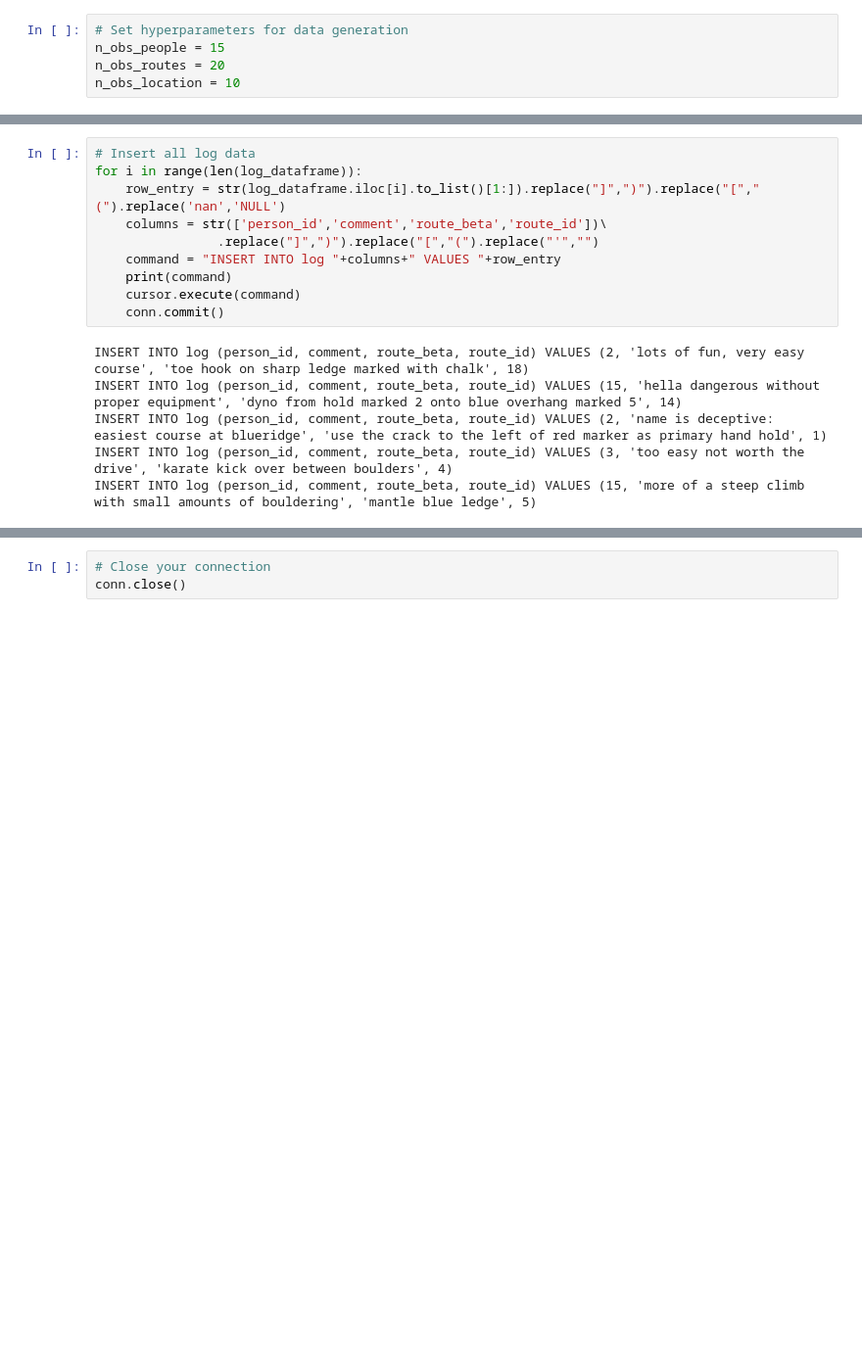
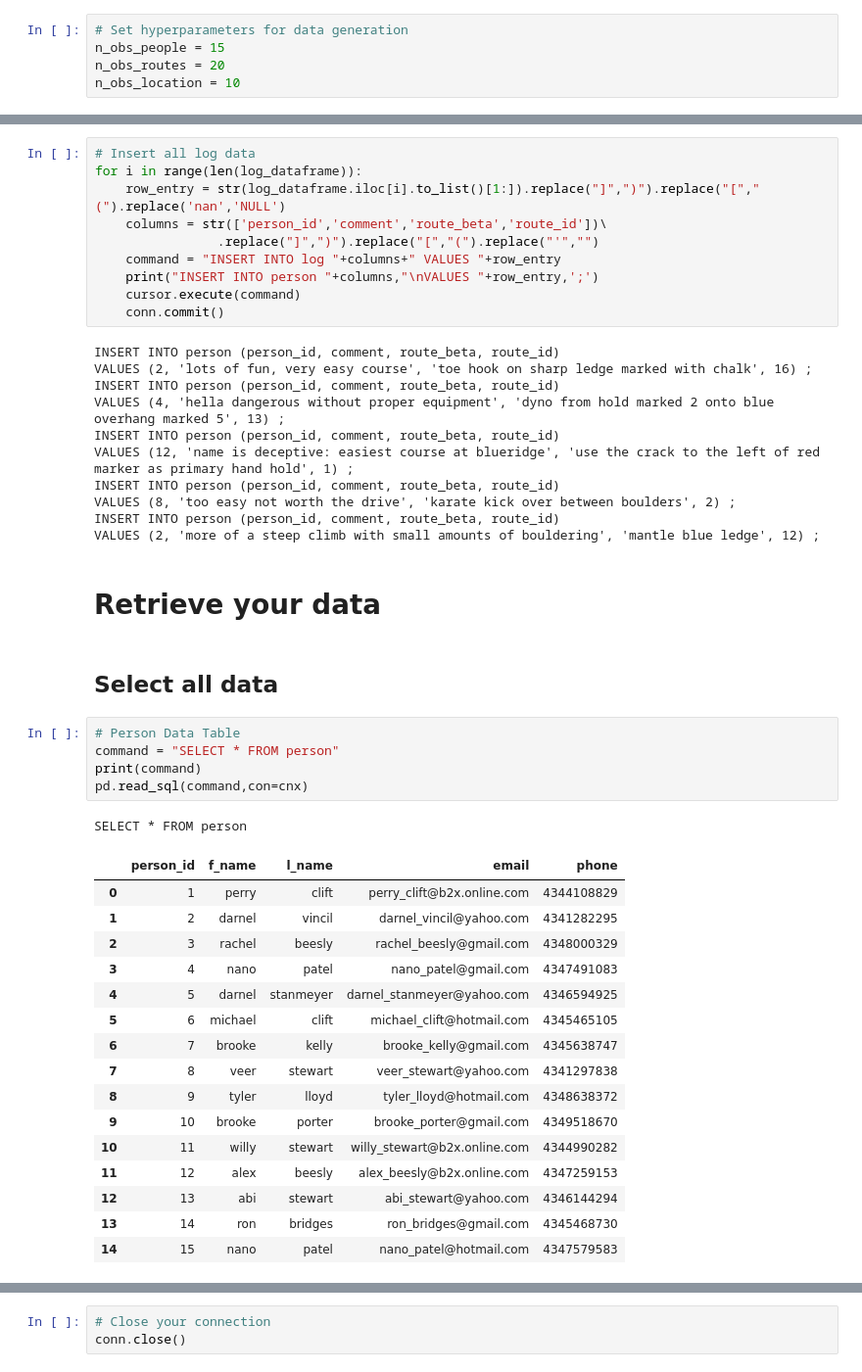
Before and after one commit to ZacheryKey/CvilleClimbs, a Jupyter notebook: MySQL_python.ipynb, the cells around one changed output, grey strips where cells are left out. Shown: that part at 98% size. Cells and saved outputs as stored; diff of their text form; blank space fills up the shorter version.

```diff
--- a/MySQL_python.ipynb
+++ b/MySQL_python.ipynb
@@ -488,12 +538,44 @@ for i in range(len(log_dataframe)):
     columns = str(['person_id','comment','route_beta','route_id'])\
                 .replace("]",")").replace("[","(").replace("'","")
     command = "INSERT INTO log "+columns+" VALUES "+row_entry
-    print(command)
+    print("INSERT INTO person "+columns,"\nVALUES "+row_entry,';')
     cursor.execute(command)
     conn.commit()
 # %% [output]
-INSERT INTO log (person_id, comment, route_beta, route_id) VALUES (2, 'lots of fun, very easy course', 'toe hook on sharp ledge marked with chalk', 18)
-INSERT INTO log (person_id, comment, route_beta, route_id) VALUES (15, 'hella dangerous without proper equipment', 'dyno from hold marked 2 onto blue overhang marked 5', 14)
-INSERT INTO log (person_id, comment, route_beta, route_id) VALUES (2, 'name is deceptive: easiest course at blueridge', 'use the crack to the left of red marker as primary hand hold', 1)
-INSERT INTO log (person_id, comment, route_beta, route_id) VALUES (3, 'too easy not worth the drive', 'karate kick over between boulders', 4)
-INSERT INTO log (person_id, comment, route_beta, route_id) VALUES (15, 'more of a steep climb with small amounts of bouldering', 'mantle blue ledge', 5)
+INSERT INTO person (person_id, comment, route_beta, route_id)
+VALUES (2, 'lots of fun, very easy course', 'toe hook on sharp ledge marked with chalk', 16) ;
+INSERT INTO person (person_id, comment, route_beta, route_id)
+VALUES (4, 'hella dangerous without proper equipment', 'dyno from hold marked 2 onto blue overhang marked 5', 13) ;
+INSERT INTO person (person_id, comment, route_beta, route_id)
+VALUES (12, 'name is deceptive: easiest course at blueridge', 'use the crack to the left of red marker as primary hand hold', 1) ;
+INSERT INTO person (person_id, comment, route_beta, route_id)
+VALUES (8, 'too easy not worth the drive', 'karate kick over between boulders', 2) ;
+INSERT INTO person (person_id, comment, route_beta, route_id)
+VALUES (2, 'more of a steep climb with small amounts of bouldering', 'mantle blue ledge', 12) ;
+# %% [markdown]
+# Retrieve your data
+# %% [markdown]
+## Select all data
+# %%
+# Person Data Table
+command = "SELECT * FROM person"
+print(command)
+pd.read_sql(command,con=cnx)
+# %% [output]
+SELECT * FROM person
+|  | person_id | f_name | l_name | email | phone |
+| 0 | 1 | perry | clift | perry_clift@b2x.online.com | 4344108829 |
+| 1 | 2 | darnel | vincil | darnel_vincil@yahoo.com | 4341282295 |
+| 2 | 3 | rachel | beesly | rachel_beesly@gmail.com | 4348000329 |
+| 3 | 4 | nano | patel | nano_patel@gmail.com | 4347491083 |
+| 4 | 5 | darnel | stanmeyer | darnel_stanmeyer@yahoo.com | 4346594925 |
+| 5 | 6 | michael | clift | michael_clift@hotmail.com | 4345465105 |
+| 6 | 7 | brooke | kelly | brooke_kelly@gmail.com | 4345638747 |
+| 7 | 8 | veer | stewart | veer_stewart@yahoo.com | 4341297838 |
+| 8 | 9 | tyler | lloyd | tyler_lloyd@hotmail.com | 4348638372 |
+| 9 | 10 | brooke | porter | brooke_porter@gmail.com | 4349518670 |
+| 10 | 11 | willy | stewart | willy_stewart@b2x.online.com | 4344990282 |
+| 11 | 12 | alex | beesly | alex_beesly@b2x.online.com | 4347259153 |
+| 12 | 13 | abi | stewart | abi_stewart@yahoo.com | 4346144294 |
+| 13 | 14 | ron | bridges | ron_bridges@gmail.com | 4345468730 |
+| 14 | 15 | nano | patel | nano_patel@hotmail.com | 4347579583 |
```
Also changed, not shown: parts of 31 cells of this notebook.
